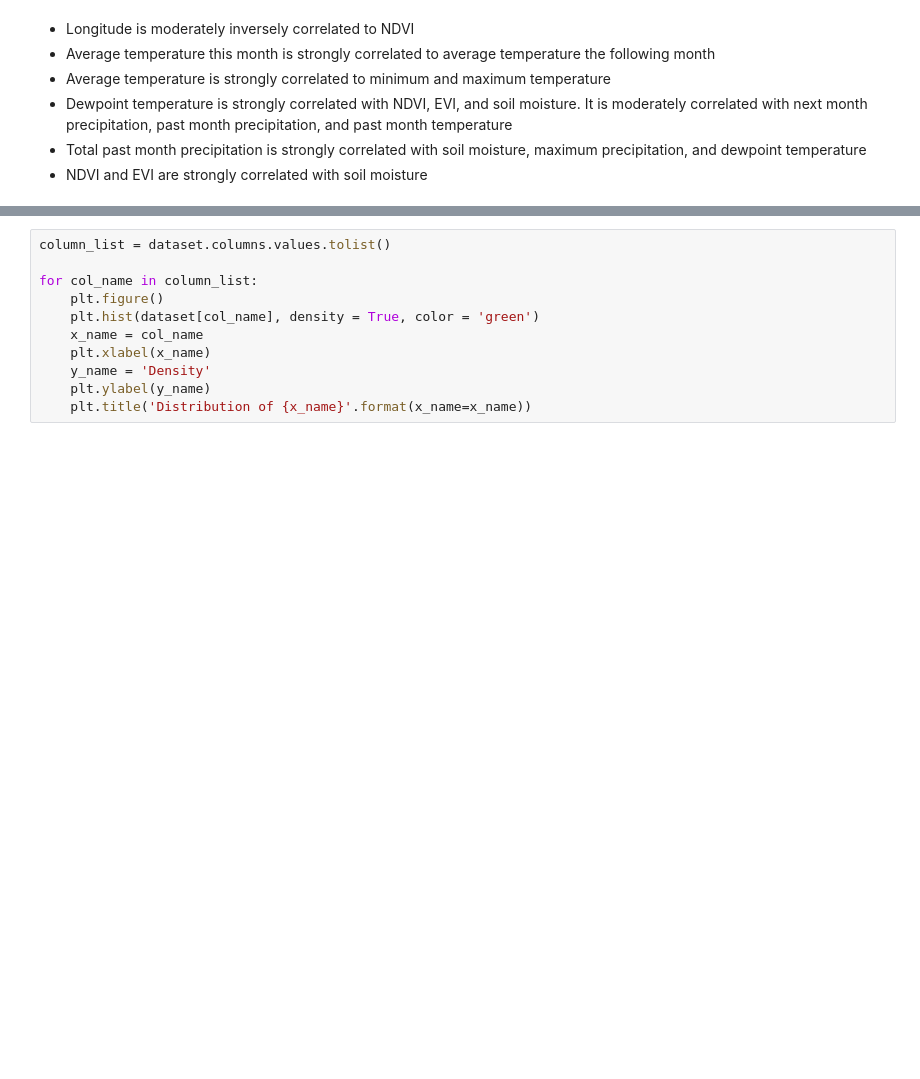
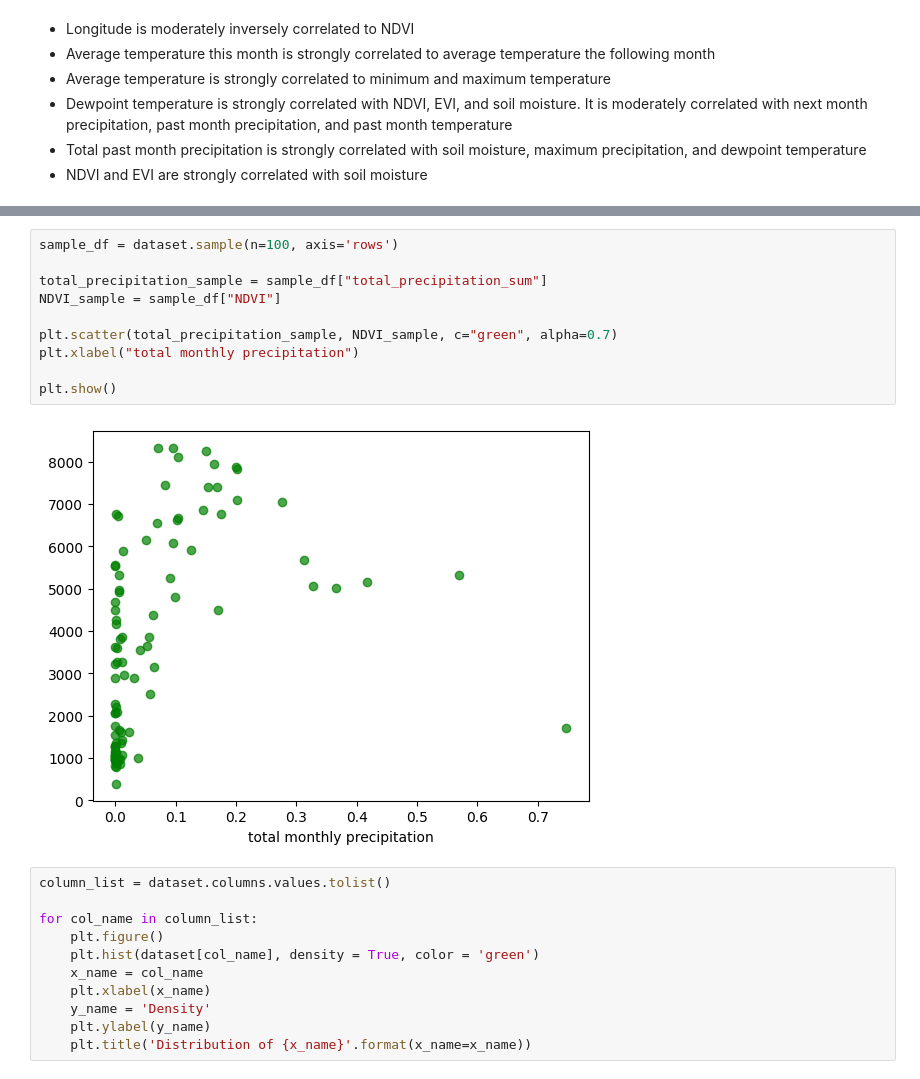
Before and after one commit to RoyZhaoGA/DroughtForecastAI, a Jupyter notebook: DroughtPrediction.ipynb, the cells around one changed output, grey strips where cells are left out. Cells and saved outputs as stored; diff of their text form; blank space fills up the shorter version.

```diff
--- a/DroughtPrediction.ipynb
+++ b/DroughtPrediction.ipynb
@@ -110,3 +124,15 @@ plt.show()
+# %%
+sample_df = dataset.sample(n=100, axis='rows')
+
+total_precipitation_sample = sample_df["total_precipitation_sum"]
+NDVI_sample = sample_df["NDVI"]
+
+plt.scatter(total_precipitation_sample, NDVI_sample, c="green", alpha=0.7)
+plt.xlabel("total monthly precipitation")
+
+plt.show()
+# %% [output]
+[figure, added]
 # %%
 column_list = dataset.columns.values.tolist()
 
```
Also changed, not shown: parts of 1 cell of this notebook.
